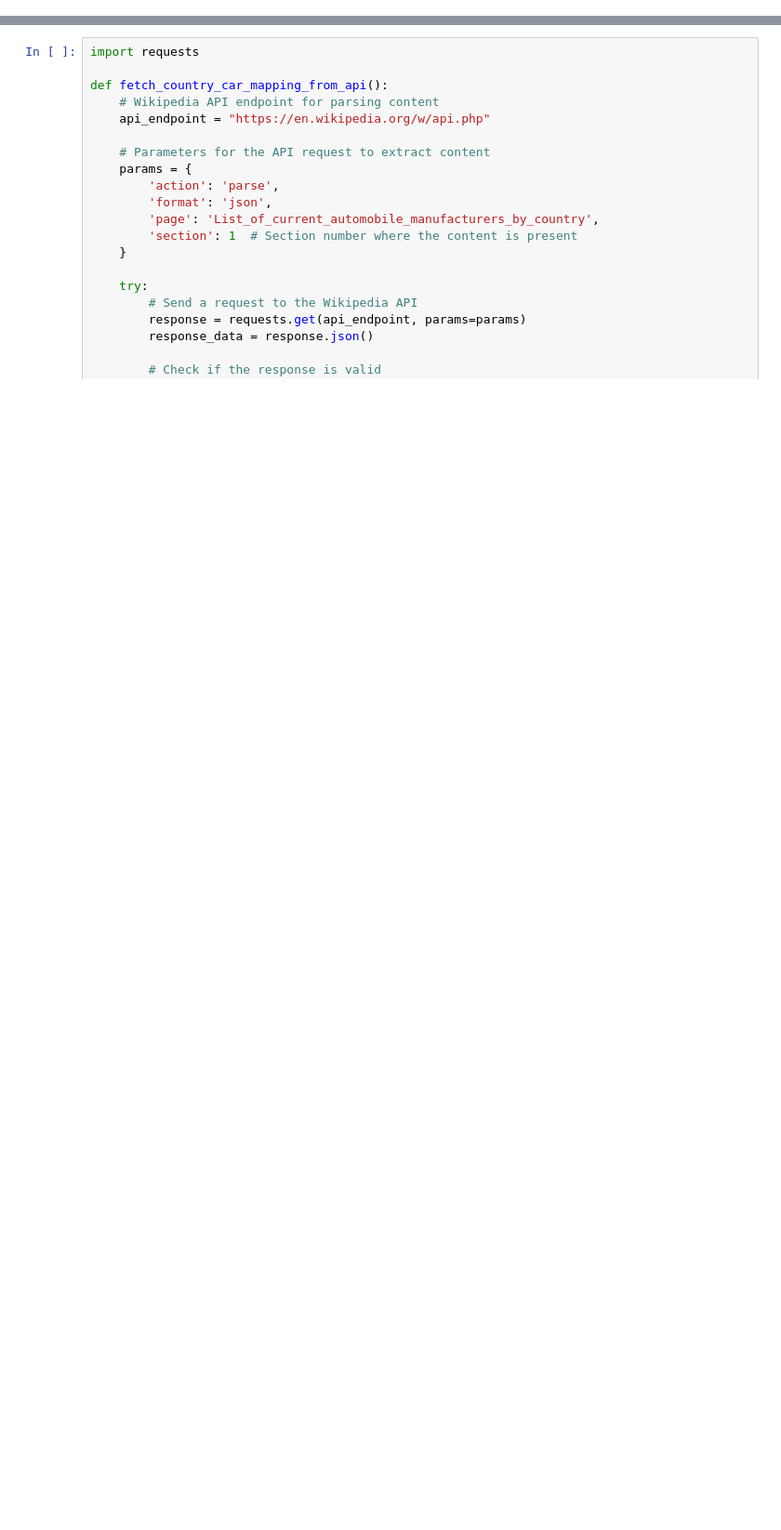
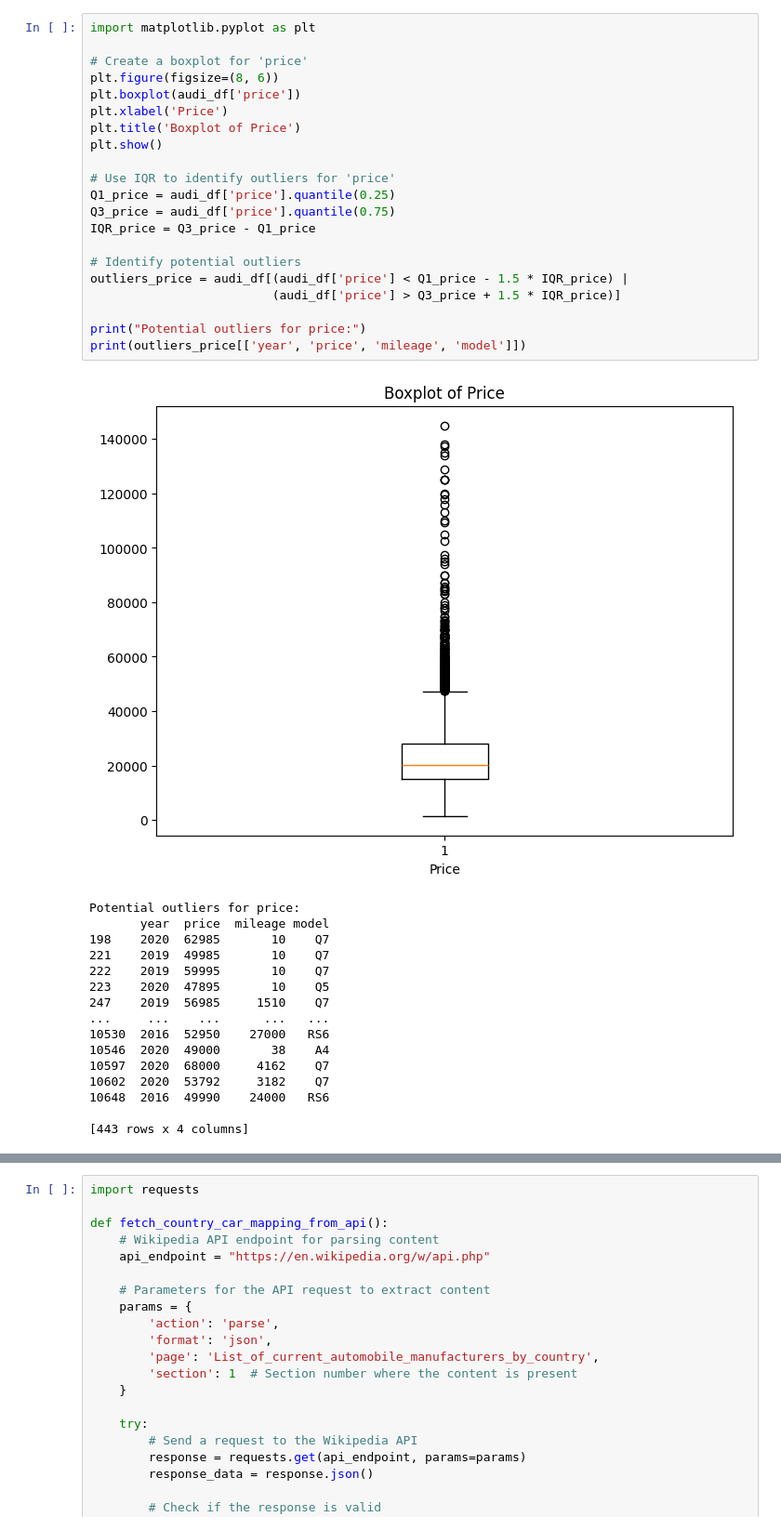
Before and after one commit to j-lepard/Understanding_Used_Car_Prices, a Jupyter notebook: 02.DYLAN.ipynb, the cells around one changed output, grey strips where cells are left out. Shown at 93% size. Saved outputs shown, nothing was run; the diff lists cells and outputs as text; blank space fills up the shorter version.

```diff
--- a/02.DYLAN.ipynb
+++ b/02.DYLAN.ipynb
@@ -135,0 +453,38 @@ Number of rows in audi.csv: 10781
+# %%
+import matplotlib.pyplot as plt
+
+# Create a boxplot for 'price'
+plt.figure(figsize=(8, 6))
+plt.boxplot(audi_df['price'])
+plt.xlabel('Price')
+plt.title('Boxplot of Price')
+plt.show()
+
+# Use IQR to identify outliers for 'price'
+Q1_price = audi_df['price'].quantile(0.25)
+Q3_price = audi_df['price'].quantile(0.75)
+IQR_price = Q3_price - Q1_price
+
+# Identify potential outliers
+outliers_price = audi_df[(audi_df['price'] < Q1_price - 1.5 * IQR_price) |
+                         (audi_df['price'] > Q3_price + 1.5 * IQR_price)]
+
+print("Potential outliers for price:")
+print(outliers_price[['year', 'price', 'mileage', 'model']])
+# %% [output]
+[figure, added]
+Potential outliers for price:
+       year  price  mileage model
+198    2020  62985       10    Q7
+221    2019  49985       10    Q7
+222    2019  59995       10    Q7
+223    2020  47895       10    Q5
+247    2019  56985     1510    Q7
+...     ...    ...      ...   ...
+10530  2016  52950    27000   RS6
+10546  2020  49000       38    A4
+10597  2020  68000     4162    Q7
+10602  2020  53792     3182    Q7
+10648  2016  49990    24000   RS6
+
+[443 rows x 4 columns]
```
Also changed, not shown: parts of 44 cells of this notebook, 14 other files.
